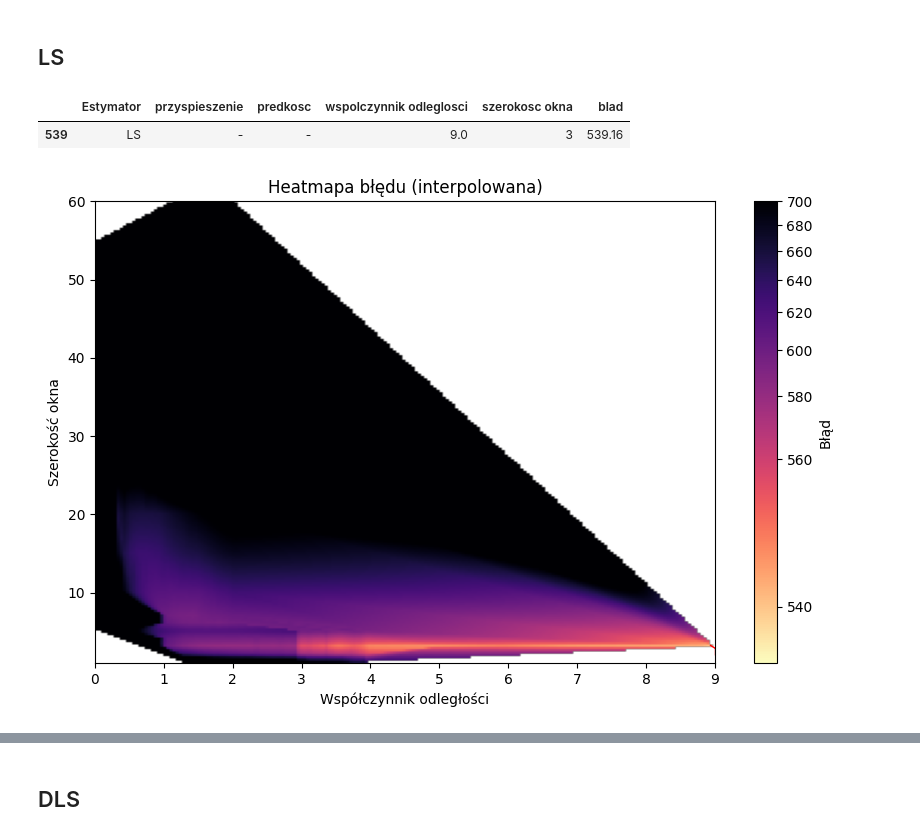
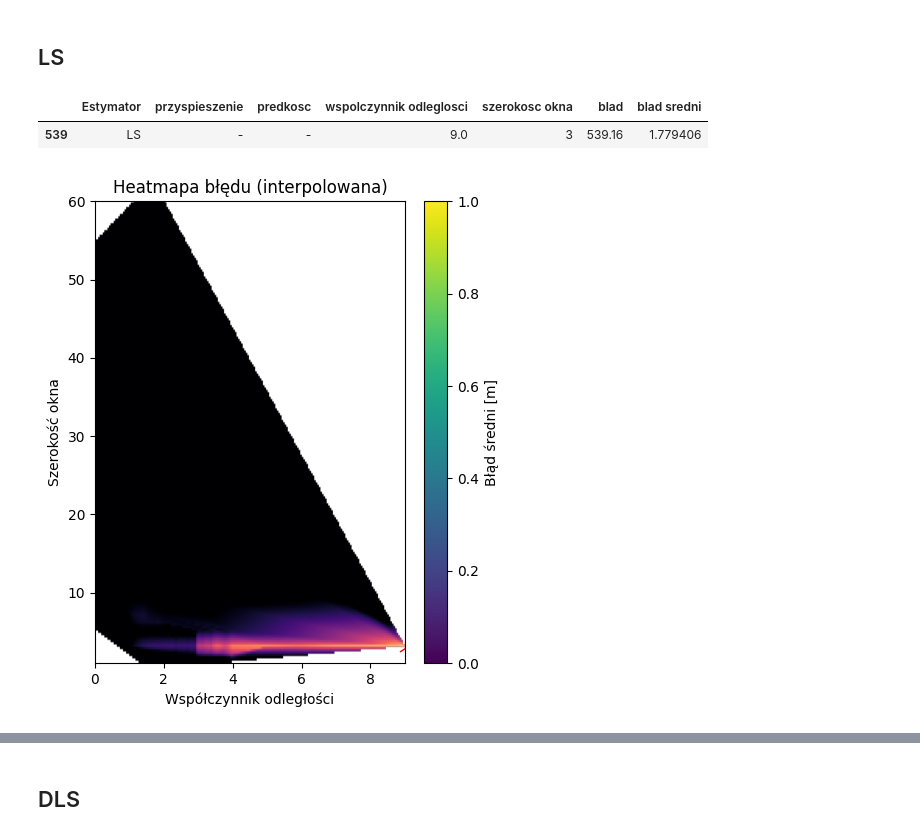
Before and after one commit to Korius668/BLE_Indoor_localization, a Jupyter notebook: notebooks/najlepsze_parametry.ipynb, the cells around one changed output, grey strips where cells are left out. Saved outputs shown, nothing was run; the diff lists cells and outputs as text; code cells hidden in the pictures.

```diff
--- a/notebooks/najlepsze_parametry.ipynb
+++ b/notebooks/najlepsze_parametry.ipynb
@@ -7,44 +7,46 @@ import pandas as pd
 df_ls = pd.read_csv("../tables/LS_test_results.csv")
 df_ls.drop_duplicates(inplace=True)
 df_ls.sort_values(by=['wspolczynnik odleglosci', "szerokosc okna"], inplace=True)
+df_ls["blad sredni"] = df_ls["blad"]/303
 df_ls.to_csv("../tables/LS_test_results.csv", index=False)
 # %%
 best_ls = df_ls[df_ls["blad"] == df_ls["blad"].min()]
 best_ls
 # %% [output]
-|  | Estymator | przyspieszenie | predkosc | wspolczynnik odleglosci | szerokosc okna | blad |
-| 539 | LS | - | - | 9.0 | 3 | 539.16 |
+|  | Estymator | przyspieszenie | predkosc | wspolczynnik odleglosci | szerokosc okna | blad | blad sredni |
+| 539 | LS | - | - | 9.0 | 3 | 539.16 | 1.779406 |
 # %%
 import numpy as np
 import matplotlib.pyplot as plt
 import matplotlib.colors as colors
 from scipy.interpolate import griddata
 
 x = df_ls["wspolczynnik odleglosci"].values
 y = df_ls["szerokosc okna"].values
-z = df_ls["blad"].astype(float).values
+z = df_ls["blad sredni"].astype(float).values
 
 # Tworzymy siatkę
 xi = np.linspace(x.min(), x.max(), 200)
 yi = np.linspace(y.min(), y.max(), 200)
 Xi, Yi = np.meshgrid(xi, yi)
 
 # Interpolacja
 Zi = griddata((x, y), z, (Xi, Yi), method='linear')
-norm = colors.PowerNorm(gamma=0.4, vmin=z.min(), vmax=700)
-plt.figure(figsize=(10, 6))
+norm = colors.PowerNorm(gamma=0.5, vmin=z.min(), vmax=2)
+plt.figure(figsize=(5, 6))
 plt.imshow(Zi, extent=[x.min(), x.max(), y.min(), y.max()],
            origin='lower', cmap='magma_r', aspect='auto', norm=norm)
+plt.scatter(best_ls['wspolczynnik odleglosci'], best_ls['szerokosc okna'],marker="2",s=100, c="red", linewidth=1)
 cbar = plt.colorbar()
-cbar.set_label("Błąd")
-plt.scatter(best_ls['wspolczynnik odleglosci'], best_ls['szerokosc okna'],marker="1",s=100, c="red",  linewidth=1)
+cbar.set_label("Błąd średni [m]")
+
 
 plt.xlabel("Współczynnik odległości")
 plt.ylabel("Szerokość okna")
 plt.title("Heatmapa błędu (interpolowana)")
 plt.show()
 # %% [output]
-[figure, old version]
+[figure, new version]
 # %%
 import matplotlib.pyplot as plt
 
```
Also changed, not shown: parts of 14 cells of this notebook, 26 other files.
